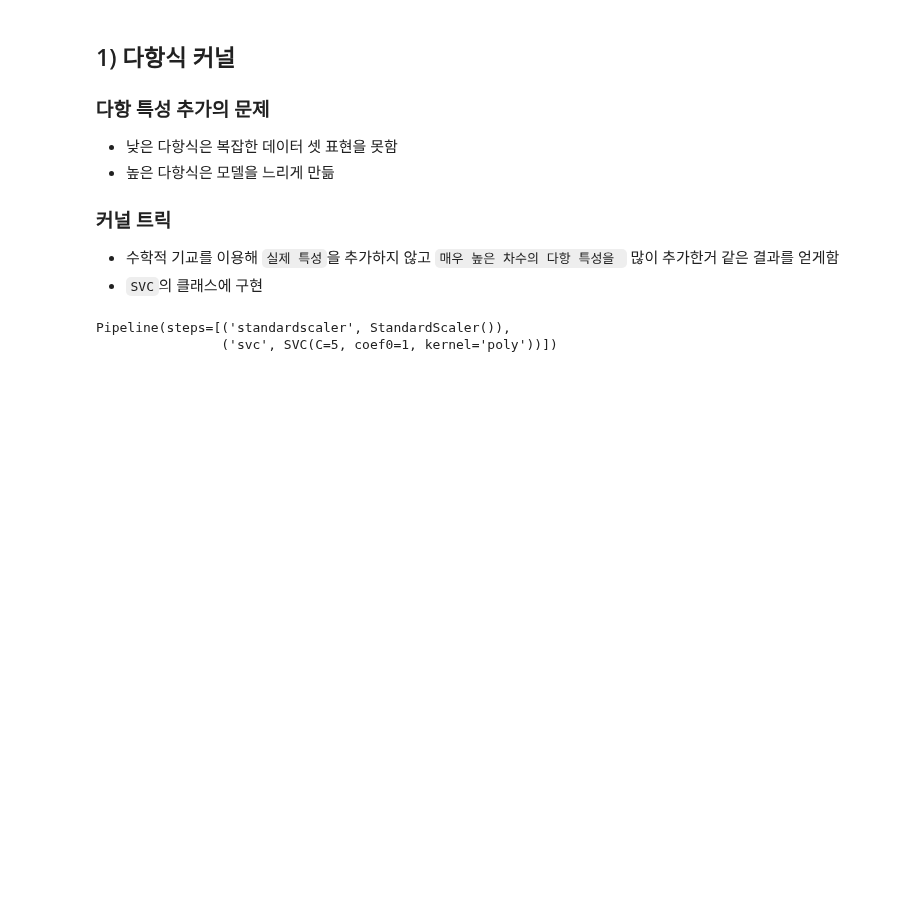
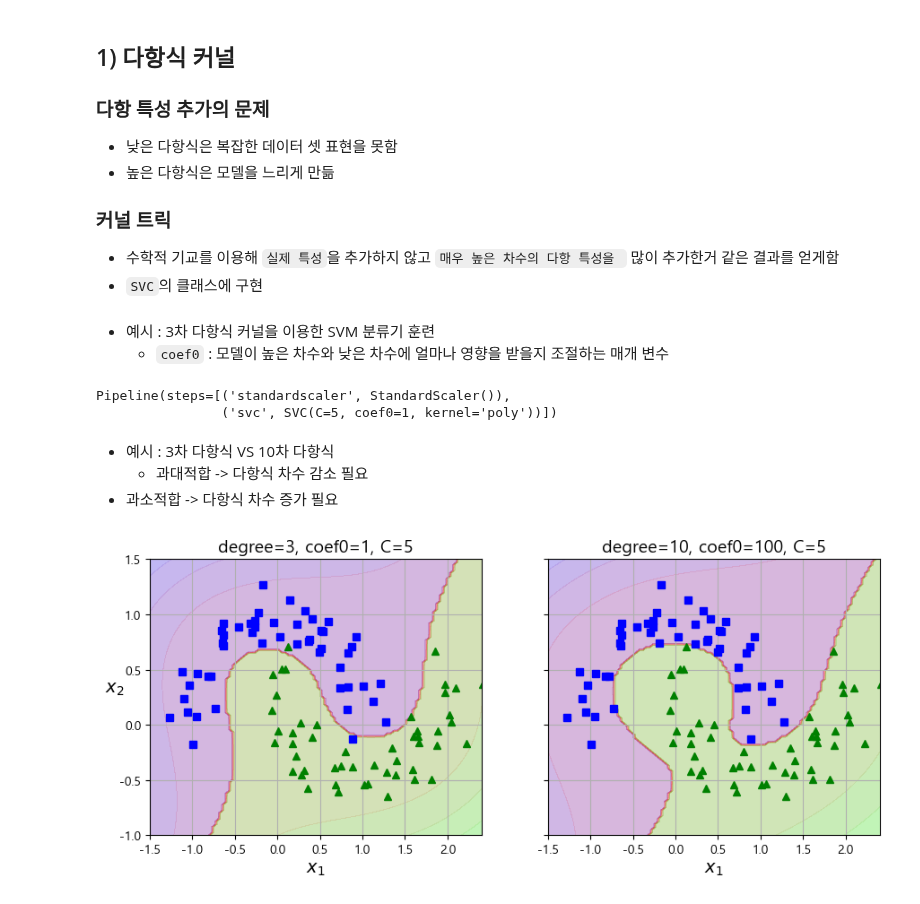
Before and after one commit to instar94/ml_tutorial, a Jupyter notebook: 06.Machine-Learning/handson/05_SVM.ipynb, the cells around one changed output. Saved outputs shown, nothing was run; the diff lists cells and outputs as text; code cells hidden in the pictures; blank space fills up the shorter version.

```diff
--- a/06.Machine-Learning/handson/05_SVM.ipynb
+++ b/06.Machine-Learning/handson/05_SVM.ipynb
@@ -345,6 +345,9 @@ plt.show()
 ### 커널 트릭
 - 수학적 기교를 이용해 `실제 특성`을 추가하지 않고 `매우 높은 차수의 다항 특성을 ` 많이 추가한거 같은 결과를 얻게함
 - `SVC`의 클래스에 구현
+# %% [markdown]
+- 예시 : 3차 다항식 커널을 이용한 SVM 분류기 훈련
+  - `coef0` : 모델이 높은 차수와 낮은 차수에 얼마나 영향을 받을지 조절하는 매개 변수
 # %%
 from sklearn.svm import SVC
 
@@ -355,3 +358,29 @@ poly_kernel_svm_clf.fit(X,y)
 # %% [output]
 Pipeline(steps=[('standardscaler', StandardScaler()),
                 ('svc', SVC(C=5, coef0=1, kernel='poly'))])
+# %% [markdown]
+- 예시 : 3차 다항식 VS 10차 다항식
+  - 과대적합 -> 다항식 차수 감소 필요
+ - 과소적합 -> 다항식 차수 증가 필요
+# %%
+poly100_kernel_svm_clf = make_pipeline(
+    StandardScaler(),
+    SVC(kernel="poly", degree=10, coef0=100, C=5)
+)
+poly100_kernel_svm_clf.fit(X, y)
+
+fig, axes = plt.subplots(ncols=2, figsize=(10.5, 4), sharey=True)
+
+plt.sca(axes[0])
+plot_predictions(poly_kernel_svm_clf, [-1.5, 2.45, -1, 1.5])
+plot_dataset(X, y, [-1.5, 2.4, -1, 1.5])
+plt.title("degree=3, coef0=1, C=5")
+
+plt.sca(axes[1])
+plot_predictions(poly100_kernel_svm_clf, [-1.5, 2.45, -1, 1.5])
+plot_dataset(X, y, [-1.5, 2.4, -1, 1.5])
+plt.title("degree=10, coef0=100, C=5")
+plt.ylabel("")
+plt.show()
+# %% [output]
+[figure, added]
```
Also changed, not shown: parts of 22 cells of this notebook, 3 other files.
